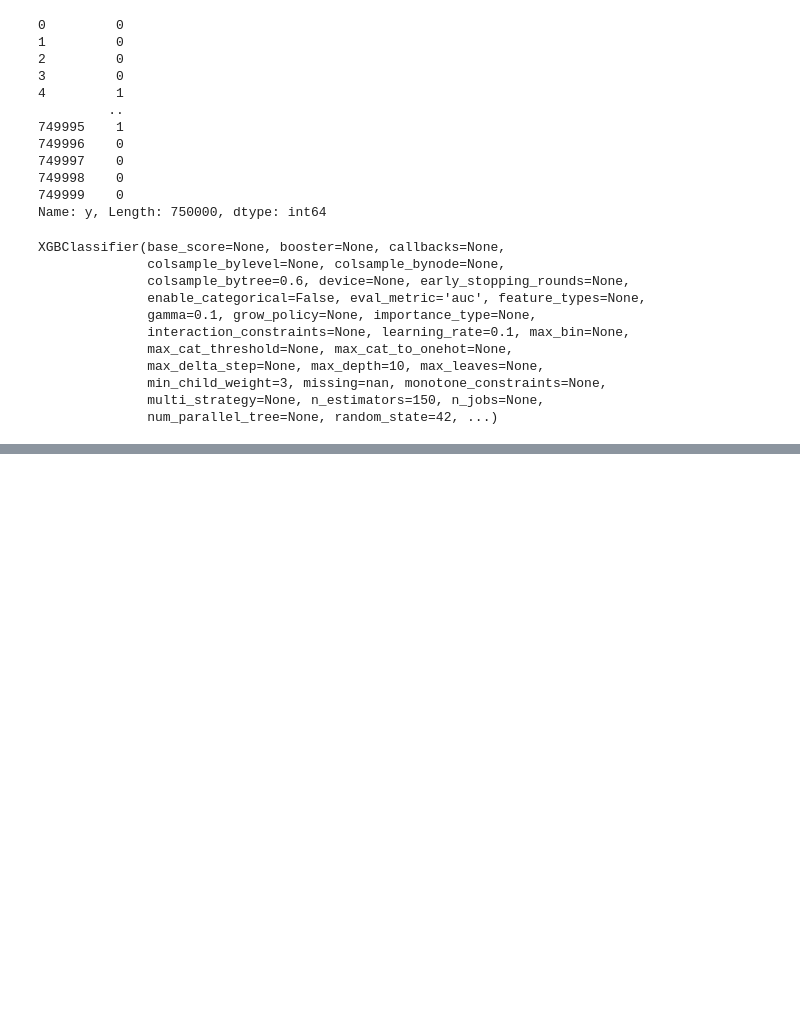
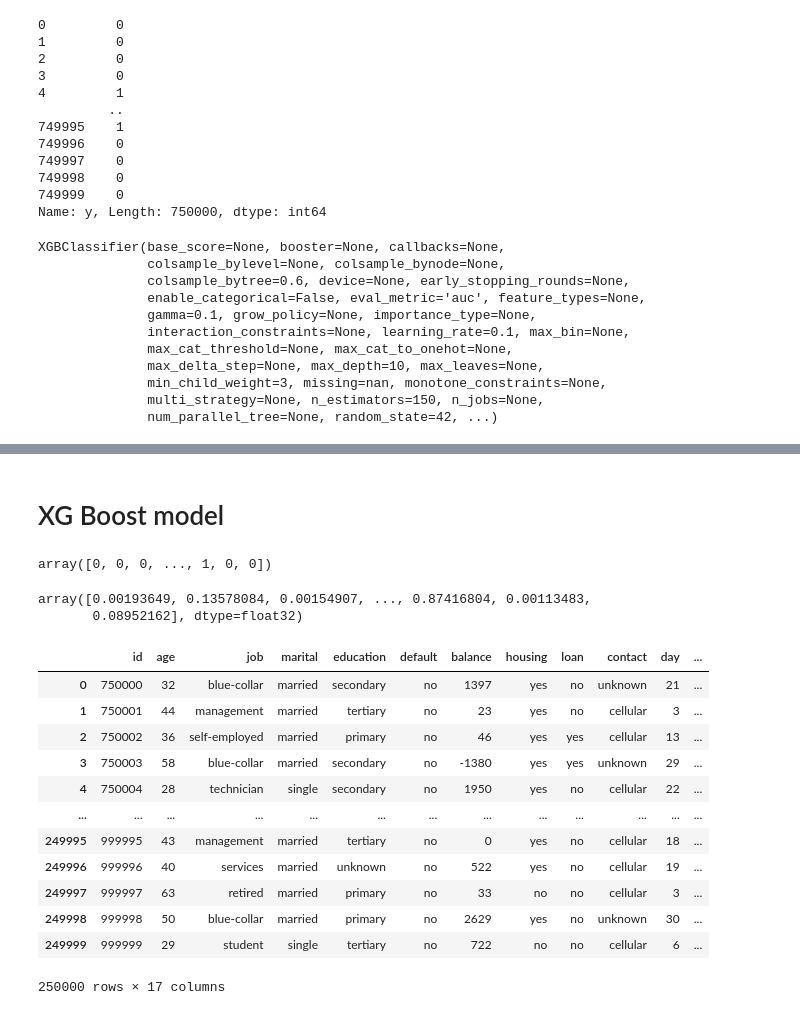
Before and after one commit to OshadhaWijerathne/Kaggle-bank-marketing-classification, a Jupyter notebook: binary-classification-with-a-bank-dataset.ipynb, the cells around one changed output, grey strips where cells are left out. Saved outputs shown, nothing was run; the diff lists cells and outputs as text; code cells hidden in the pictures; blank space fills up the shorter version.

```diff
--- a/binary-classification-with-a-bank-dataset.ipynb
+++ b/binary-classification-with-a-bank-dataset.ipynb
@@ -781,0 +846,2 @@ XGBClassifier(base_score=None, booster=None, callbacks=None,
+# %% [markdown]
+# XG Boost model
@@ -781,0 +851,26 @@ XGBClassifier(base_score=None, booster=None, callbacks=None,
+# %%
+xgb_pred
+# %% [output]
+array([0, 0, 0, ..., 1, 0, 0])
+# %%
+xgb_proba
+# %% [output]
+array([0.00193649, 0.13578084, 0.00154907, ..., 0.87416804, 0.00113483,
+       0.08952162], dtype=float32)
+# %%
+df_submission =  pd.read_csv("/kaggle/input/playground-series-s5e8/test.csv")
+df_submission
+# %% [output]
+|  | id | age | job | marital | education | default | balance | housing | loan | contact | day | ... |
+| 0 | 750000 | 32 | blue-collar | married | secondary | no | 1397 | yes | no | unknown | 21 | ... |
+| 1 | 750001 | 44 | management | married | tertiary | no | 23 | yes | no | cellular | 3 | ... |
+| 2 | 750002 | 36 | self-employed | married | primary | no | 46 | yes | yes | cellular | 13 | ... |
+| 3 | 750003 | 58 | blue-collar | married | secondary | no | -1380 | yes | yes | unknown | 29 | ... |
+| 4 | 750004 | 28 | technician | single | secondary | no | 1950 | yes | no | cellular | 22 | ... |
+| ... | ... | ... | ... | ... | ... | ... | ... | ... | ... | ... | ... | ... |
+| 249995 | 999995 | 43 | management | married | tertiary | no | 0 | yes | no | cellular | 18 | ... |
+| 249996 | 999996 | 40 | services | married | unknown | no | 522 | yes | no | cellular | 19 | ... |
+| 249997 | 999997 | 63 | retired | married | primary | no | 33 | no | no | cellular | 3 | ... |
+| 249998 | 999998 | 50 | blue-collar | married | primary | no | 2629 | yes | no | unknown | 30 | ... |
+| 249999 | 999999 | 29 | student | single | tertiary | no | 722 | no | no | cellular | 6 | ... |
+250000 rows × 17 columns
```
Also changed, not shown: parts of 14 cells of this notebook, 1 other file.
